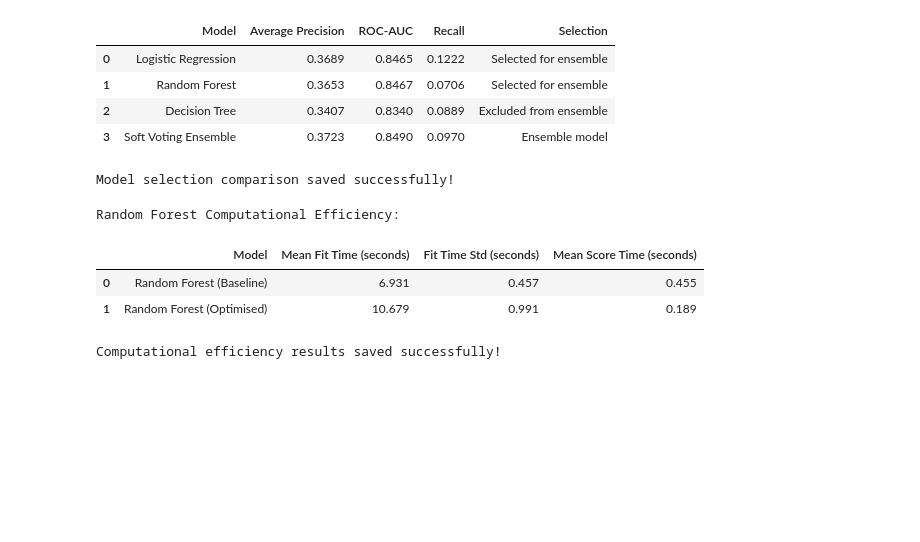
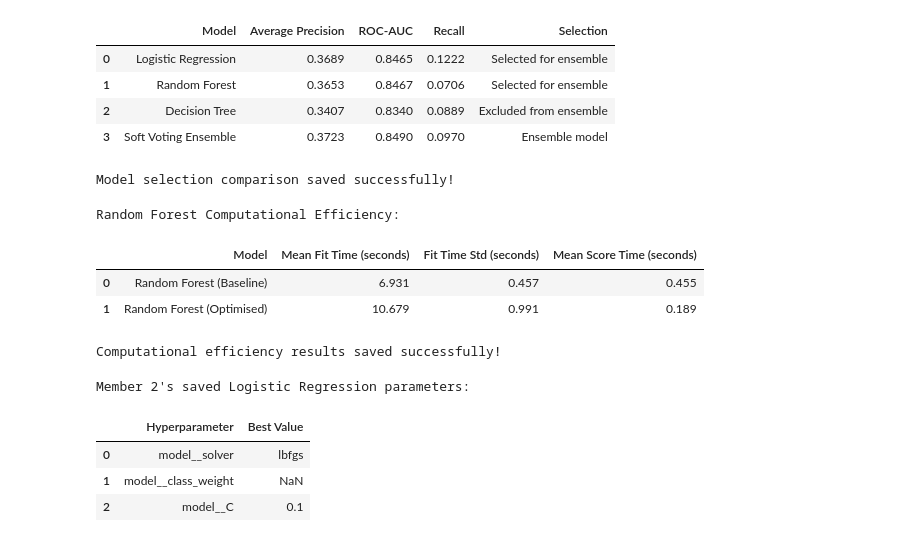
Before and after one commit to AiLing05/MachineLearning_CW2, a Jupyter notebook: notebooks/06_member3_random_forest.ipynb, the cells around one changed output. Cells and saved outputs as stored; diff of their text form; code cells hidden in the pictures; blank space fills up the shorter version.

Commit message:
Update Member 3 notebook and add handover

```diff
--- a/notebooks/06_member3_random_forest.ipynb
+++ b/notebooks/06_member3_random_forest.ipynb
@@ -840,3 +840,21 @@ Random Forest Computational Efficiency:
 | 0 | Random Forest (Baseline) | 6.931 | 0.457 | 0.455 |
 | 1 | Random Forest (Optimised) | 10.679 | 0.991 | 0.189 |
 Computational efficiency results saved successfully!
+# %%
+
+# CELL 21: Verify Member 2's Logistic Regression parameters
+
+import pandas as pd
+
+lr_params_path = ROOT / "results" / "member2" / "logistic_regression_best_parameters.csv"
+
+lr_parameters = pd.read_csv(lr_params_path)
+
+print("Member 2's saved Logistic Regression parameters:")
+display(lr_parameters)
+# %% [output]
+Member 2's saved Logistic Regression parameters:
+|  | Hyperparameter | Best Value |
+| 0 | model__solver | lbfgs |
+| 1 | model__class_weight | NaN |
+| 2 | model__C | 0.1 |
```
Also changed, not shown: parts of 2 cells of this notebook, 1 other file.
